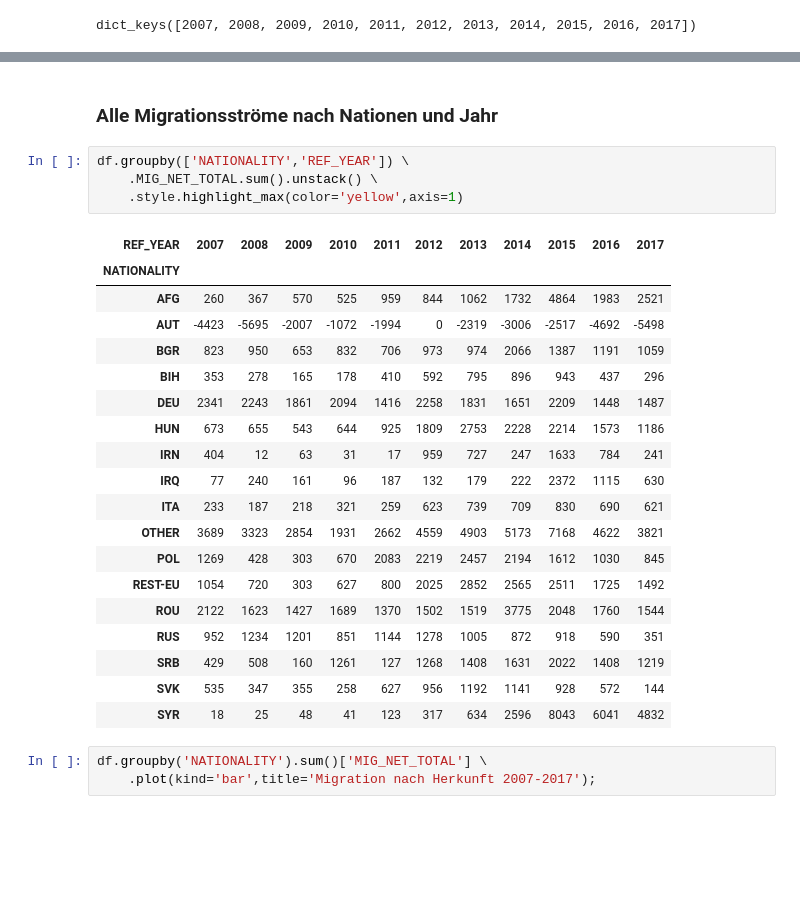
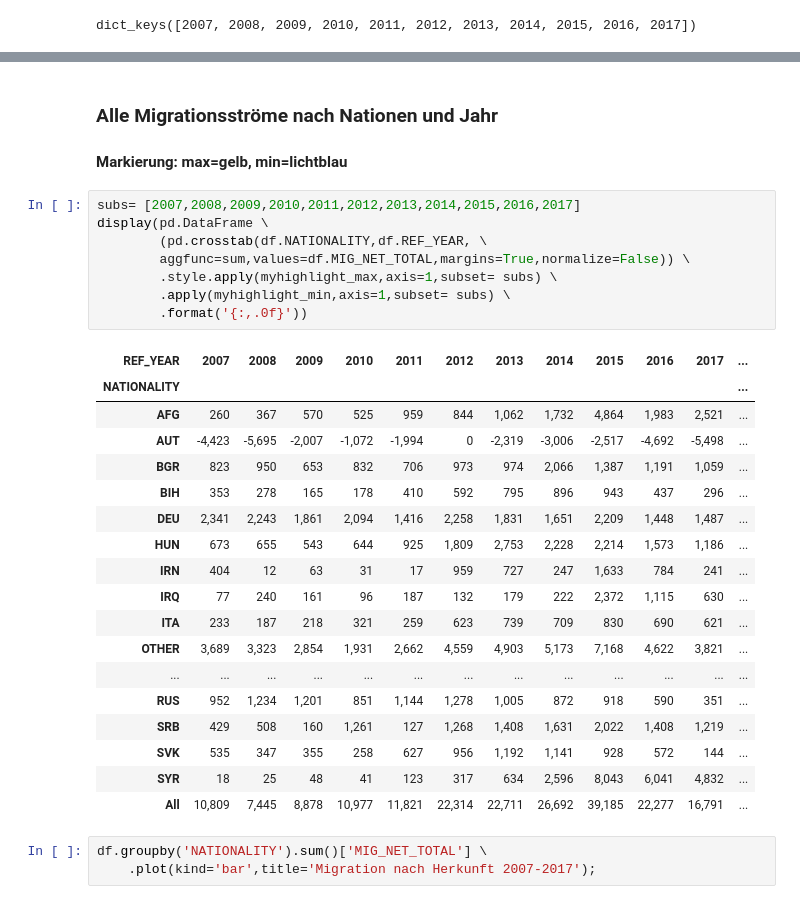
Before and after one commit to jKritz/migration-wien, a Jupyter notebook: ViennaMigration.ipynb, the cells around one changed output, grey strips where cells are left out. Saved outputs shown, nothing was run; the diff lists cells and outputs as text; blank space fills up the shorter version.

```diff
--- a/ViennaMigration.ipynb
+++ b/ViennaMigration.ipynb
@@ -80,29 +41,33 @@ AUT-Umzug im Bezirk:
 # %% [markdown]
 ### Alle Migrationsströme nach Nationen und Jahr
+#### Markierung: max=gelb, min=lichtblau
-# %%
-df.groupby(['NATIONALITY','REF_YEAR']) \
-    .MIG_NET_TOTAL.sum().unstack() \
-    .style.highlight_max(color='yellow',axis=1)
-# %% [output]
-| REF_YEAR | 2007 | 2008 | 2009 | 2010 | 2011 | 2012 | 2013 | 2014 | 2015 | 2016 | 2017 |
-| NATIONALITY |  |  |  |  |  |  |  |  |  |  |  |
-| AFG | 260 | 367 | 570 | 525 | 959 | 844 | 1062 | 1732 | 4864 | 1983 | 2521 |
-| AUT | -4423 | -5695 | -2007 | -1072 | -1994 | 0 | -2319 | -3006 | -2517 | -4692 | -5498 |
-| BGR | 823 | 950 | 653 | 832 | 706 | 973 | 974 | 2066 | 1387 | 1191 | 1059 |
-| BIH | 353 | 278 | 165 | 178 | 410 | 592 | 795 | 896 | 943 | 437 | 296 |
-| DEU | 2341 | 2243 | 1861 | 2094 | 1416 | 2258 | 1831 | 1651 | 2209 | 1448 | 1487 |
-| HUN | 673 | 655 | 543 | 644 | 925 | 1809 | 2753 | 2228 | 2214 | 1573 | 1186 |
-| IRN | 404 | 12 | 63 | 31 | 17 | 959 | 727 | 247 | 1633 | 784 | 241 |
-| IRQ | 77 | 240 | 161 | 96 | 187 | 132 | 179 | 222 | 2372 | 1115 | 630 |
-| ITA | 233 | 187 | 218 | 321 | 259 | 623 | 739 | 709 | 830 | 690 | 621 |
-| OTHER | 3689 | 3323 | 2854 | 1931 | 2662 | 4559 | 4903 | 5173 | 7168 | 4622 | 3821 |
-| POL | 1269 | 428 | 303 | 670 | 2083 | 2219 | 2457 | 2194 | 1612 | 1030 | 845 |
-| REST-EU | 1054 | 720 | 303 | 627 | 800 | 2025 | 2852 | 2565 | 2511 | 1725 | 1492 |
-| ROU | 2122 | 1623 | 1427 | 1689 | 1370 | 1502 | 1519 | 3775 | 2048 | 1760 | 1544 |
-| RUS | 952 | 1234 | 1201 | 851 | 1144 | 1278 | 1005 | 872 | 918 | 590 | 351 |
-| SRB | 429 | 508 | 160 | 1261 | 127 | 1268 | 1408 | 1631 | 2022 | 1408 | 1219 |
-| SVK | 535 | 347 | 355 | 258 | 627 | 956 | 1192 | 1141 | 928 | 572 | 144 |
-| SYR | 18 | 25 | 48 | 41 | 123 | 317 | 634 | 2596 | 8043 | 6041 | 4832 |
+# %%
+subs= [2007,2008,2009,2010,2011,2012,2013,2014,2015,2016,2017]
+display(pd.DataFrame \
+        (pd.crosstab(df.NATIONALITY,df.REF_YEAR, \
+        aggfunc=sum,values=df.MIG_NET_TOTAL,margins=True,normalize=False)) \
+        .style.apply(myhighlight_max,axis=1,subset= subs) \
+        .apply(myhighlight_min,axis=1,subset= subs) \
+        .format('{:,.0f}'))
+# %% [output]
+| REF_YEAR | 2007 | 2008 | 2009 | 2010 | 2011 | 2012 | 2013 | 2014 | 2015 | 2016 | 2017 | ... |
+| NATIONALITY |  |  |  |  |  |  |  |  |  |  |  | ... |
+| AFG | 260 | 367 | 570 | 525 | 959 | 844 | 1,062 | 1,732 | 4,864 | 1,983 | 2,521 | ... |
+| AUT | -4,423 | -5,695 | -2,007 | -1,072 | -1,994 | 0 | -2,319 | -3,006 | -2,517 | -4,692 | -5,498 | ... |
+| BGR | 823 | 950 | 653 | 832 | 706 | 973 | 974 | 2,066 | 1,387 | 1,191 | 1,059 | ... |
+| BIH | 353 | 278 | 165 | 178 | 410 | 592 | 795 | 896 | 943 | 437 | 296 | ... |
+| DEU | 2,341 | 2,243 | 1,861 | 2,094 | 1,416 | 2,258 | 1,831 | 1,651 | 2,209 | 1,448 | 1,487 | ... |
+| HUN | 673 | 655 | 543 | 644 | 925 | 1,809 | 2,753 | 2,228 | 2,214 | 1,573 | 1,186 | ... |
+| IRN | 404 | 12 | 63 | 31 | 17 | 959 | 727 | 247 | 1,633 | 784 | 241 | ... |
+| IRQ | 77 | 240 | 161 | 96 | 187 | 132 | 179 | 222 | 2,372 | 1,115 | 630 | ... |
+| ITA | 233 | 187 | 218 | 321 | 259 | 623 | 739 | 709 | 830 | 690 | 621 | ... |
+| OTHER | 3,689 | 3,323 | 2,854 | 1,931 | 2,662 | 4,559 | 4,903 | 5,173 | 7,168 | 4,622 | 3,821 | ... |
+| ... | ... | ... | ... | ... | ... | ... | ... | ... | ... | ... | ... | ... |
+| RUS | 952 | 1,234 | 1,201 | 851 | 1,144 | 1,278 | 1,005 | 872 | 918 | 590 | 351 | ... |
+| SRB | 429 | 508 | 160 | 1,261 | 127 | 1,268 | 1,408 | 1,631 | 2,022 | 1,408 | 1,219 | ... |
+| SVK | 535 | 347 | 355 | 258 | 627 | 956 | 1,192 | 1,141 | 928 | 572 | 144 | ... |
+| SYR | 18 | 25 | 48 | 41 | 123 | 317 | 634 | 2,596 | 8,043 | 6,041 | 4,832 | ... |
+| All | 10,809 | 7,445 | 8,878 | 10,977 | 11,821 | 22,314 | 22,711 | 26,692 | 39,185 | 22,277 | 16,791 | ... |
 # %%
 df.groupby('NATIONALITY').sum()['MIG_NET_TOTAL'] \
     .plot(kind='bar',title='Migration nach Herkunft 2007-2017');
```
Also changed, not shown: parts of 10 cells of this notebook.
